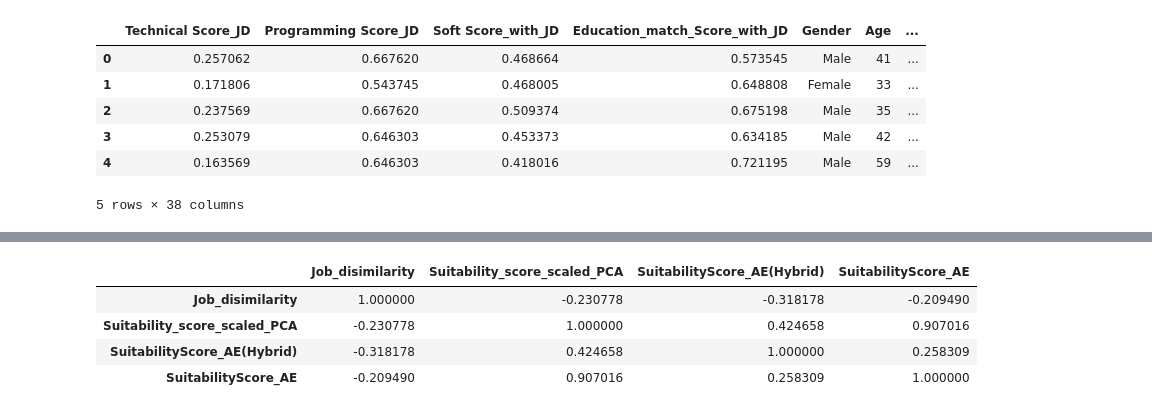
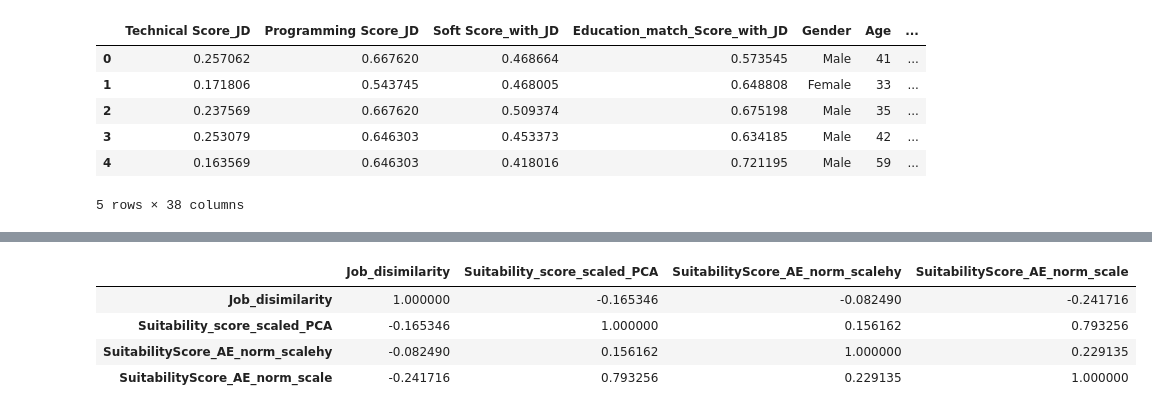
Before and after one commit to DanukaDilshann/AI-Driven-Job-Role-Fit-Prediction, a Jupyter notebook: code/Extra/HybridApproch.ipynb, the cells around one changed output, grey strips where cells are left out. Cells and saved outputs as stored; diff of their text form; code cells hidden in the pictures.

```diff
--- a/code/Extra/HybridApproch.ipynb
+++ b/code/Extra/HybridApproch.ipynb
@@ -60,7 +60,7 @@ from sklearn.decomposition import PCA
 import numpy as np
 import matplotlib.pyplot as plt
 # %%
-pca=PCA(n_components=0.90)
+pca=PCA(n_components=0.95)
 df_pca=pca.fit_transform(df_con)
 # %%
 eigenvalues=pca.explained_variance_
@@ -97,7 +97,7 @@ random.seed(SEED)
 # %%
 df_pca=mn.fit_transform(df_pca)
 # %%
-X_train, X_test = train_test_split(df_pca, test_size=0.3, random_state=SEED)
+X_train, X_test = train_test_split(df_pca, test_size=0.2, random_state=SEED)
 # %%
 from keras.regularizers import l2, l1
 import keras_tuner as kt
@@ -230,10 +228,10 @@ Index(['EmployeeCode', 'JD match Score', 'Job_disimilarity',
 # %%
 df6=df4.merge(dfAEh,on='EmployeeCode')
 # %%
-df6[['Job_disimilarity','Suitability_score_scaled_PCA', 'SuitabilityScore_AE_norm_scalehy','SuitabilityScore_AE']].corr()
+df6[['Job_disimilarity','Suitability_score_scaled_PCA', 'SuitabilityScore_AE_norm_scalehy','SuitabilityScore_AE_norm_scale']].corr()
 # %% [output]
-|  | Job_disimilarity | Suitability_score_scaled_PCA | SuitabilityScore_AE(Hybrid) | SuitabilityScore_AE |
-| Job_disimilarity | 1.000000 | -0.230778 | -0.318178 | -0.209490 |
-| Suitability_score_scaled_PCA | -0.230778 | 1.000000 | 0.424658 | 0.907016 |
-| SuitabilityScore_AE(Hybrid) | -0.318178 | 0.424658 | 1.000000 | 0.258309 |
-| SuitabilityScore_AE | -0.209490 | 0.907016 | 0.258309 | 1.000000 |
+|  | Job_disimilarity | Suitability_score_scaled_PCA | SuitabilityScore_AE_norm_scalehy | SuitabilityScore_AE_norm_scale |
+| Job_disimilarity | 1.000000 | -0.165346 | -0.082490 | -0.241716 |
+| Suitability_score_scaled_PCA | -0.165346 | 1.000000 | 0.156162 | 0.793256 |
+| SuitabilityScore_AE_norm_scalehy | -0.082490 | 0.156162 | 1.000000 | 0.229135 |
+| SuitabilityScore_AE_norm_scale | -0.241716 | 0.793256 | 0.229135 | 1.000000 |
```
Also changed, not shown: parts of 6 cells of this notebook, 2 other files.
